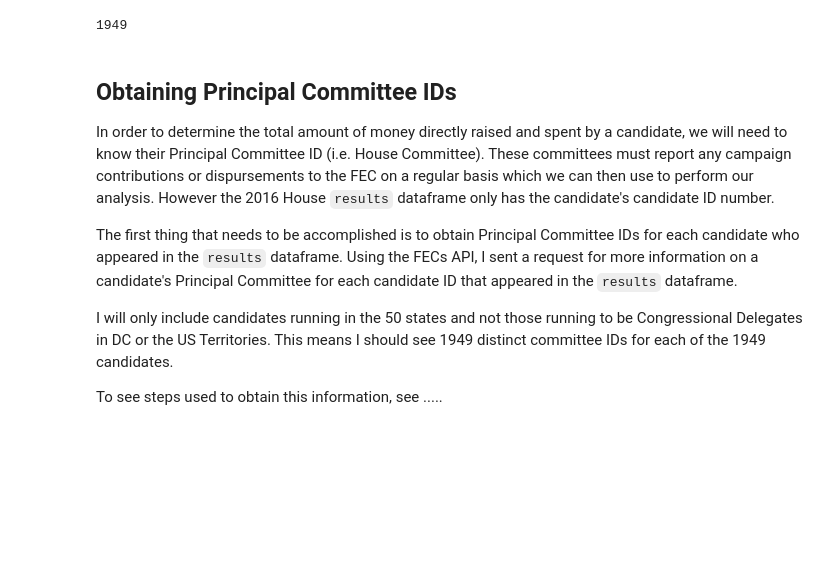
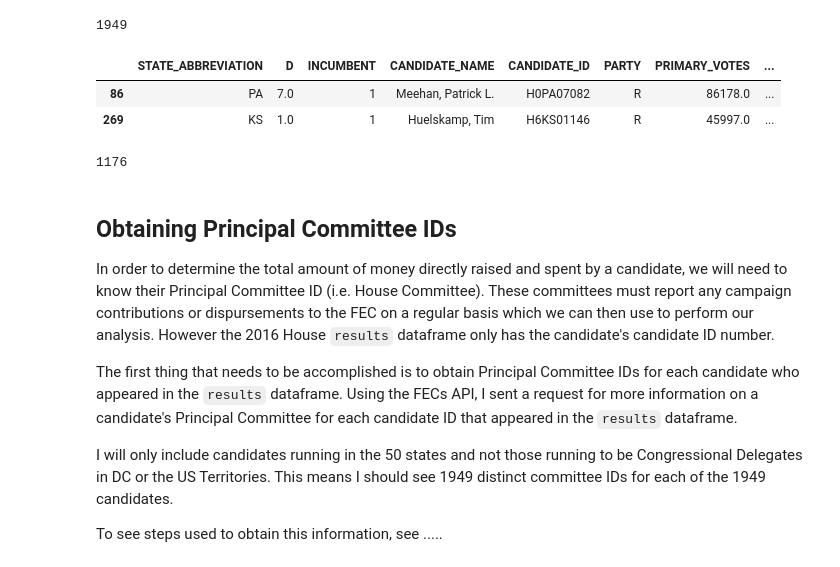
Before and after one commit to iameskild/electionfinances, a Jupyter notebook: data_analysis.ipynb, the cells around one changed output. Drawn from its saved outputs; the diff is of its cells as text; code cells hidden in the pictures; blank space fills up the shorter version.

```diff
--- a/data_analysis.ipynb
+++ b/data_analysis.ipynb
@@ -121,6 +121,19 @@ n_delegates
 results.shape[0] - n_delegates
 # %% [output]
 1949
+# %%
+# INSERT GENERAL_% FOR CANDIDATES BELOW... data cleaning step
+results[(results['GENERAL_VOTES'].notnull() &
+        (results['GENERAL_%'].isnull()))]
+# %% [output]
+|  | STATE_ABBREVIATION | D | INCUMBENT | CANDIDATE_NAME | CANDIDATE_ID | PARTY | PRIMARY_VOTES | ... |
+| 86 | PA | 7.0 | 1 | Meehan, Patrick L. | H0PA07082 | R | 86178.0 | ... |
+| 269 | KS | 1.0 | 1 | Huelskamp, Tim | H6KS01146 | R | 45997.0 | ... |
+# %%
+# Number of House of Rep candidates that appeared in the General Election
+results[results['GENERAL_VOTES'].notnull()].shape[0]
+# %% [output]
+1176
 # %% [markdown]
 ## Obtaining Principal Committee IDs
 In order to determine the total amount of money directly raised and spent by a candidate, we will need to know their Principal Committee ID (i.e. House Committee). These committees must report any campaign contributions or dispursements to the FEC on a regular basis which we can then use to perform our analysis. However the 2016 House `results` dataframe only has the candidate's candidate ID number.
```
Also changed, not shown: parts of 14 cells of this notebook, 6 other files.
